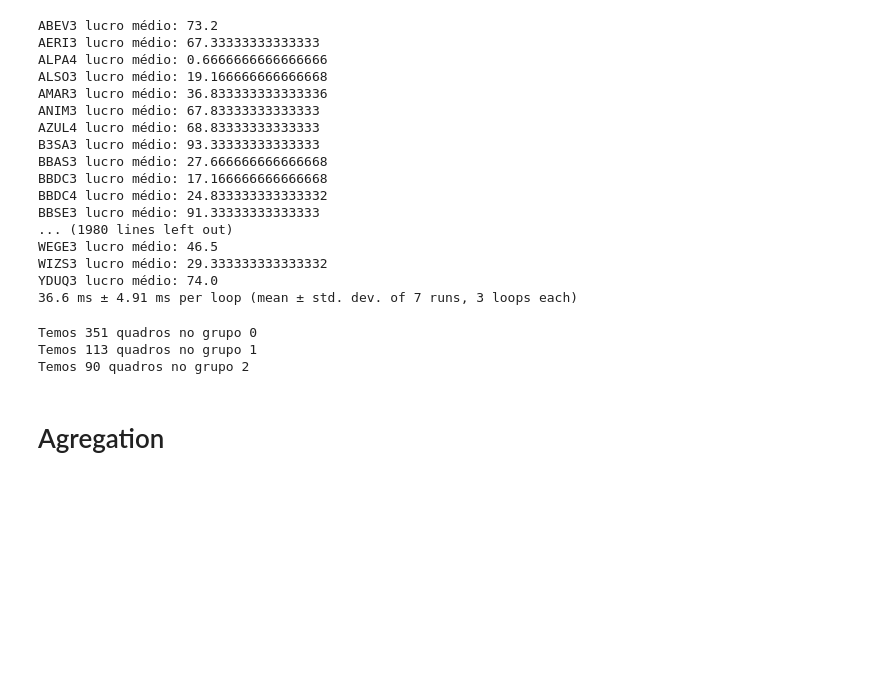
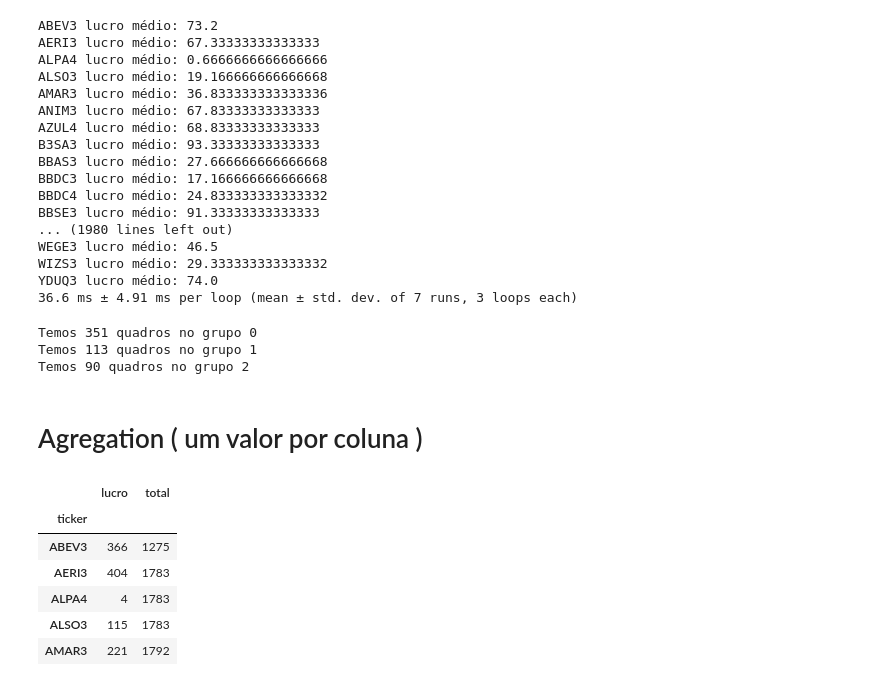
Before and after one commit to paulofor/Jupyter-Espaco01, a Jupyter notebook: Curso Python/groupby.ipynb, the cells around one changed output. Cells and saved outputs as stored; diff of their text form; code cells hidden in the pictures; blank space fills up the shorter version.

```diff
--- a/Curso Python/groupby.ipynb
+++ b/Curso Python/groupby.ipynb
@@ -60,4 +60,16 @@ Temos 351 quadros no grupo 0
 Temos 113 quadros no grupo 1
 Temos 90 quadros no grupo 2
 # %% [markdown]
-# Agregation
+# Agregation ( um valor por coluna )
+# %%
+dfAgg = dfGeral.groupby('ticker').agg({'lucro' : np.sum , 'total' : np.sum})
+# %%
+dfAgg.head()
+# %% [output]
+|  | lucro | total |
+| ticker |  |  |
+| ABEV3 | 366 | 1275 |
+| AERI3 | 404 | 1783 |
+| ALPA4 | 4 | 1783 |
+| ALSO3 | 115 | 1783 |
+| AMAR3 | 221 | 1792 |
```
Also changed, not shown: parts of 4 cells of this notebook, 1 other file.
